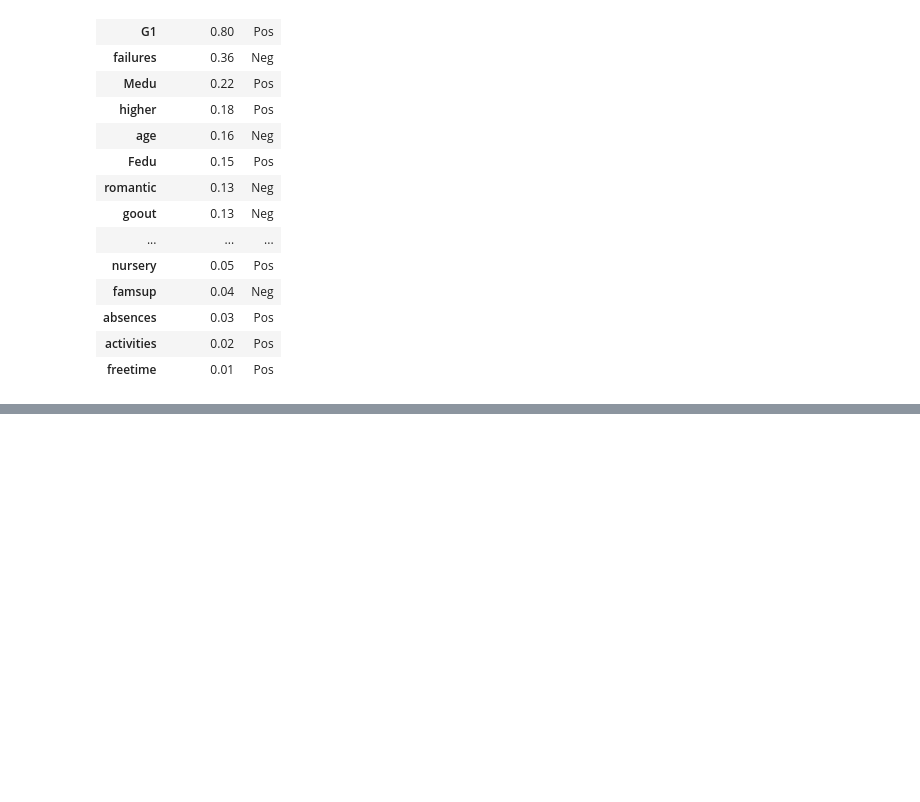
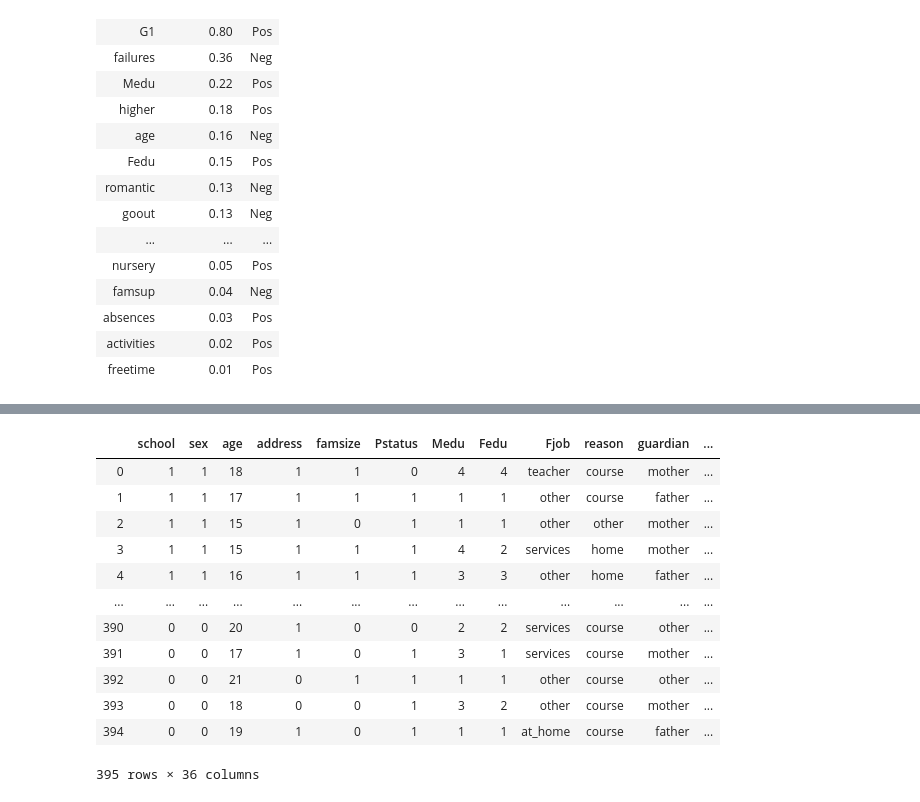
Before and after one commit to albertorekena/education-improvement, a Jupyter notebook: Pruebas.ipynb, the cells around one changed output, grey strips where cells are left out. Saved outputs shown, nothing was run; the diff lists cells and outputs as text; code cells hidden in the pictures; blank space fills up the shorter version.

```diff
--- a/Pruebas.ipynb
+++ b/Pruebas.ipynb
@@ -216,0 +255,2 @@ Name: Mjob, dtype: float64
+# %%
+one_hot_Mjob = pd.get_dummies(df_mat['Mjob'])
@@ -216,0 +276,4 @@ Name: Mjob, dtype: float64
+# %%
+one_hot_Mjob = one_hot_Mjob.drop(columns = "health")
+# %%
+one_hot_Mjob = one_hot_Mjob.rename(columns={"at_home": "Mjob_at_home", "other": "Mjob_other", "services": "Mjob_services", "teacher": "Mjob_teacher"})
@@ -216,0 +296,18 @@ Name: Mjob, dtype: float64
+# %%
+df_mat_temp = pd.concat([df_mat, one_hot_Mjob], axis=1)
+
+df_mat_temp.drop(columns = "Mjob")
+# %% [output]
+|  | school | sex | age | address | famsize | Pstatus | Medu | Fedu | Fjob | reason | guardian | ... |
+| 0 | 1 | 1 | 18 | 1 | 1 | 0 | 4 | 4 | teacher | course | mother | ... |
+| 1 | 1 | 1 | 17 | 1 | 1 | 1 | 1 | 1 | other | course | father | ... |
+| 2 | 1 | 1 | 15 | 1 | 0 | 1 | 1 | 1 | other | other | mother | ... |
+| 3 | 1 | 1 | 15 | 1 | 1 | 1 | 4 | 2 | services | home | mother | ... |
+| 4 | 1 | 1 | 16 | 1 | 1 | 1 | 3 | 3 | other | home | father | ... |
+| ... | ... | ... | ... | ... | ... | ... | ... | ... | ... | ... | ... | ... |
+| 390 | 0 | 0 | 20 | 1 | 0 | 0 | 2 | 2 | services | course | other | ... |
+| 391 | 0 | 0 | 17 | 1 | 0 | 1 | 3 | 1 | services | course | mother | ... |
+| 392 | 0 | 0 | 21 | 0 | 1 | 1 | 1 | 1 | other | course | other | ... |
+| 393 | 0 | 0 | 18 | 0 | 0 | 1 | 3 | 2 | other | course | mother | ... |
+| 394 | 0 | 0 | 19 | 1 | 0 | 1 | 1 | 1 | at_home | course | father | ... |
+395 rows × 36 columns
```
Also changed, not shown: parts of 14 cells of this notebook, 7 other files.
